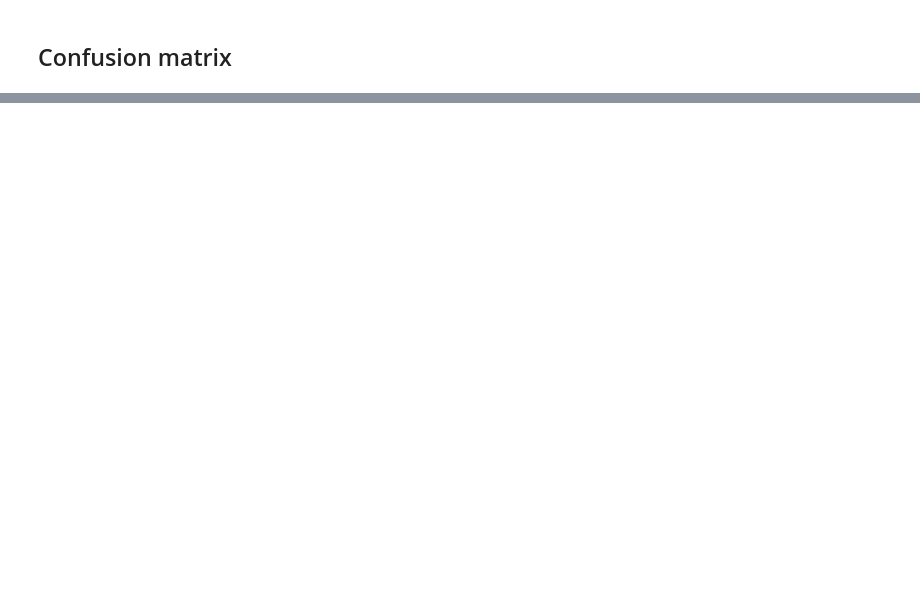
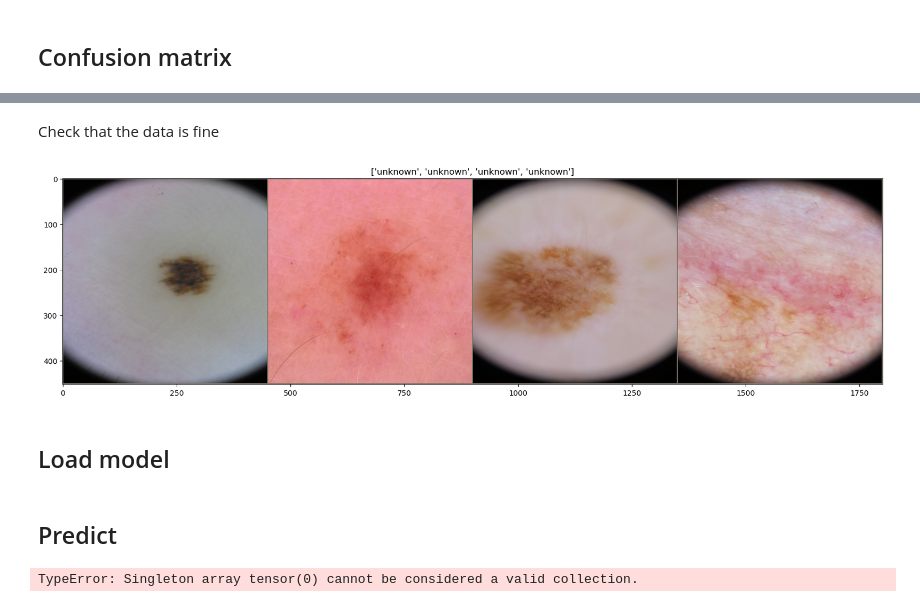
Before and after one commit to Likalto4/skin_lesion_classification, a Jupyter notebook: Deep_Learning/notebooks/check_results.ipynb, the cells around one changed output, grey strips where cells are left out. Cells and saved outputs as stored; diff of their text form; code cells hidden in the pictures; blank space fills up the shorter version.

Commit message:
ready for binary heavy new_training

```diff
--- a/Deep_Learning/notebooks/check_results.ipynb
+++ b/Deep_Learning/notebooks/check_results.ipynb
@@ -69,0 +77,14 @@ Text(0.5, 1.0, 'Googlenet accuracy')
+# %%
+#@markdown ## Hyperparameters
+batch_size =  4 #@param
+num_workers =  2 #@param
+
+#challenge type (binary or 3-classes)
+num_classes = 2 #@param
+
+#image size
+height = 450
+width = 600
+
+#cropping
+center_crop = 448
@@ -69,0 +129,36 @@ Text(0.5, 1.0, 'Googlenet accuracy')
+# %% [markdown]
+Check that the data is fine
+# %%
+def imshow(input:torch.Tensor, title=None):
+    """shows a preprocessed tensor in its original form
+
+    Args:
+        input (torch.Tensor): input tensor
+        title (_type_, optional): _description_. Defaults to None.
+    """
+    #get numpy, and put color at the end
+    input = input.numpy().transpose((1, 2, 0))
+    mean = np.array([0.485, 0.456, 0.406])
+    std = np.array([0.229, 0.224, 0.225])
+    #scale back
+    input = std * input + mean
+    input = np.clip(input, 0, 1)
+    #plot
+    plt.figure(figsize=(20,10))
+    plt.imshow(input)
+    if title is not None:
+        plt.title(title)
+    plt.pause(0.001)  # pause a bit so that plots are updated
+
+
+# Get a batch of training data
+inputs, classes = next(iter(dataloaders['test']))
+
+# Make a grid (fused_image) from batch
+out = torchvision.utils.make_grid(inputs)
+#show the fused_image
+imshow(out, title=[class_names[x] for x in classes])
+# %% [output]
+[figure, added]
+# %% [markdown]
+## Load model
@@ -69,0 +182,2 @@ Text(0.5, 1.0, 'Googlenet accuracy')
+# %% [markdown]
+## Predict
@@ -69,0 +194,9 @@ Text(0.5, 1.0, 'Googlenet accuracy')
+# %%
+inputs, labels = next(iter(dataloaders['val']))
+inputs, labels = inputs.to(device), labels.to(device)
+
+with torch.no_grad():
+    out = model(inputs)
+    _, predicted = torch.max(out, 1)
+# %% [output]
+TypeError: Singleton array tensor(0) cannot be considered a valid collection.
```
Also changed, not shown: parts of 6 cells of this notebook, 1 other file.
